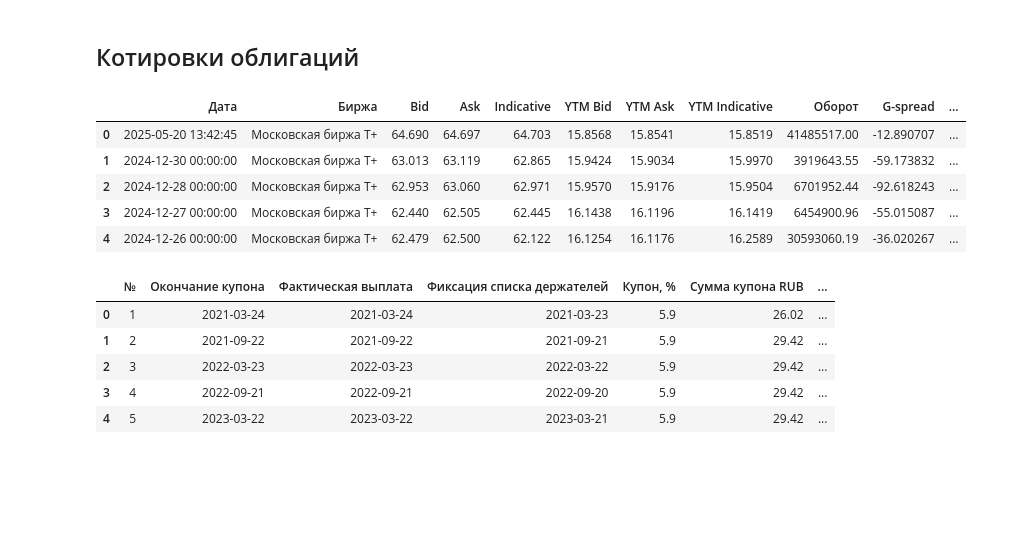
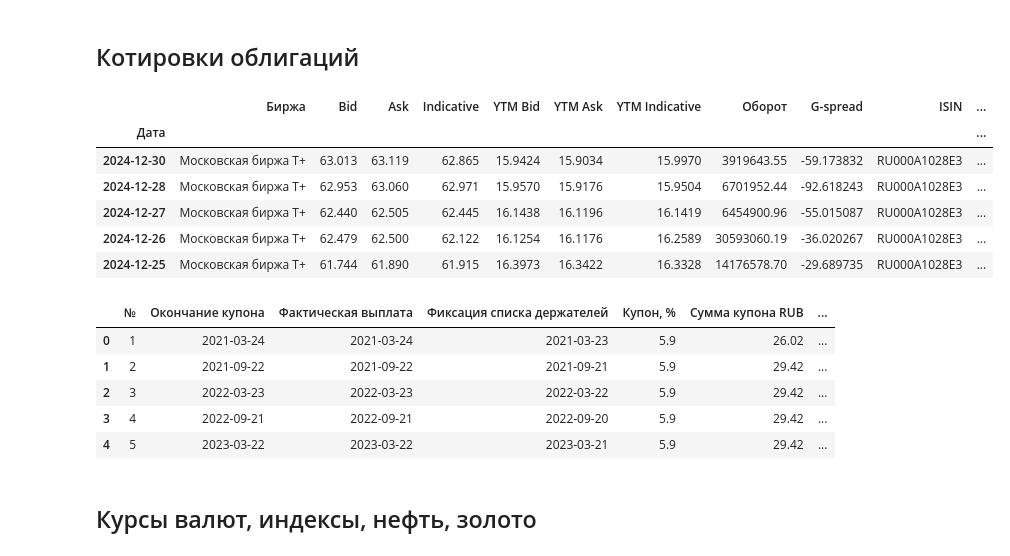
Before and after one commit to seemsGoodNow/risk_management_2, a Jupyter notebook: project.ipynb, the cells around one changed output. Drawn from its saved outputs; the diff is of its cells as text; code cells hidden in the pictures; blank space fills up the shorter version.

```diff
--- a/project.ipynb
+++ b/project.ipynb
@@ -15,6 +54,8 @@
 6. Котировки фьючерса и опционов на фьючерс на один выбранный актив из предыдущего пункта — выбрать один торговый день за 2024 год. Срок погашения и фьючерса, и опционов взять ближайшие к выбранному дню, но не ближе, чем 1 месяц. Опционы и Put, и Call — только для бонусного задания.
 # %%
 path_data = 'data/'
+start = '2021-01-01'
+end = '2025-01-01'
 # %%
 import os
 import pandas as pd
@@ -249,35 +293,50 @@ plot_ts_plotly(
 # %%
 coupons = []
 bonds = []
 
 bonds_path = path_data + '/bonds/'
 for filename in os.listdir(bonds_path):
     if not filename.startswith('~') and filename != '.DS_Store':
         series, isin, file_type = filename.split('_')
         file_type = file_type.split('.')[0]
         if file_type == 'coupons':
             file = pd.read_excel(bonds_path + filename, skiprows=2)
             file['ISIN'] = isin
             coupons.append(file)
         elif file_type == 'price':
             file = pd.read_excel(bonds_path + filename, skiprows=1)
             bonds.append(file)
         else:
             raise ValueError('Unknow file type')
 bonds = pd.concat(bonds)
+bonds['Дата'] = pd.to_datetime(pd.to_datetime(bonds['Дата']).dt.date)
+bonds = bonds.set_index('Дата')
+bonds = bonds[
+    (bonds.index >= pd.Timestamp(start))
+    & (bonds.index < pd.Timestamp(end))
+]
+bond_prices = pd.pivot(
+    bonds.reset_index(),
+    index='Дата',
+    values='Indicative',
+    columns=['ISIN']
+) * 1000 / 100
 coupons = pd.concat(coupons)
 display(bonds.head())
 display(coupons.head())
 # %% [output]
-|  | Дата | Биржа | Bid | Ask | Indicative | YTM Bid | YTM Ask | YTM Indicative | Оборот | G-spread | ... |
-| 0 | 2025-05-20 13:42:45 | Московская биржа Т+ | 64.690 | 64.697 | 64.703 | 15.8568 | 15.8541 | 15.8519 | 41485517.00 | -12.890707 | ... |
-| 1 | 2024-12-30 00:00:00 | Московская биржа Т+ | 63.013 | 63.119 | 62.865 | 15.9424 | 15.9034 | 15.9970 | 3919643.55 | -59.173832 | ... |
-| 2 | 2024-12-28 00:00:00 | Московская биржа Т+ | 62.953 | 63.060 | 62.971 | 15.9570 | 15.9176 | 15.9504 | 6701952.44 | -92.618243 | ... |
-| 3 | 2024-12-27 00:00:00 | Московская биржа Т+ | 62.440 | 62.505 | 62.445 | 16.1438 | 16.1196 | 16.1419 | 6454900.96 | -55.015087 | ... |
-| 4 | 2024-12-26 00:00:00 | Московская биржа Т+ | 62.479 | 62.500 | 62.122 | 16.1254 | 16.1176 | 16.2589 | 30593060.19 | -36.020267 | ... |
+|  | Биржа | Bid | Ask | Indicative | YTM Bid | YTM Ask | YTM Indicative | Оборот | G-spread | ISIN | ... |
+| Дата |  |  |  |  |  |  |  |  |  |  | ... |
+| 2024-12-30 | Московская биржа Т+ | 63.013 | 63.119 | 62.865 | 15.9424 | 15.9034 | 15.9970 | 3919643.55 | -59.173832 | RU000A1028E3 | ... |
+| 2024-12-28 | Московская биржа Т+ | 62.953 | 63.060 | 62.971 | 15.9570 | 15.9176 | 15.9504 | 6701952.44 | -92.618243 | RU000A1028E3 | ... |
+| 2024-12-27 | Московская биржа Т+ | 62.440 | 62.505 | 62.445 | 16.1438 | 16.1196 | 16.1419 | 6454900.96 | -55.015087 | RU000A1028E3 | ... |
+| 2024-12-26 | Московская биржа Т+ | 62.479 | 62.500 | 62.122 | 16.1254 | 16.1176 | 16.2589 | 30593060.19 | -36.020267 | RU000A1028E3 | ... |
+| 2024-12-25 | Московская биржа Т+ | 61.744 | 61.890 | 61.915 | 16.3973 | 16.3422 | 16.3328 | 14176578.70 | -29.689735 | RU000A1028E3 | ... |
 |  | № | Окончание купона | Фактическая выплата | Фиксация списка держателей | Купон, % | Сумма купона RUB | ... |
 | 0 | 1 | 2021-03-24 | 2021-03-24 | 2021-03-23 | 5.9 | 26.02 | ... |
 | 1 | 2 | 2021-09-22 | 2021-09-22 | 2021-09-21 | 5.9 | 29.42 | ... |
 | 2 | 3 | 2022-03-23 | 2022-03-23 | 2022-03-22 | 5.9 | 29.42 | ... |
 | 3 | 4 | 2022-09-21 | 2022-09-21 | 2022-09-20 | 5.9 | 29.42 | ... |
 | 4 | 5 | 2023-03-22 | 2023-03-22 | 2023-03-21 | 5.9 | 29.42 | ... |
+# %% [markdown]
+## Курсы валют, индексы, нефть, золото
```
Also changed, not shown: parts of 17 cells of this notebook, 3 other files.
